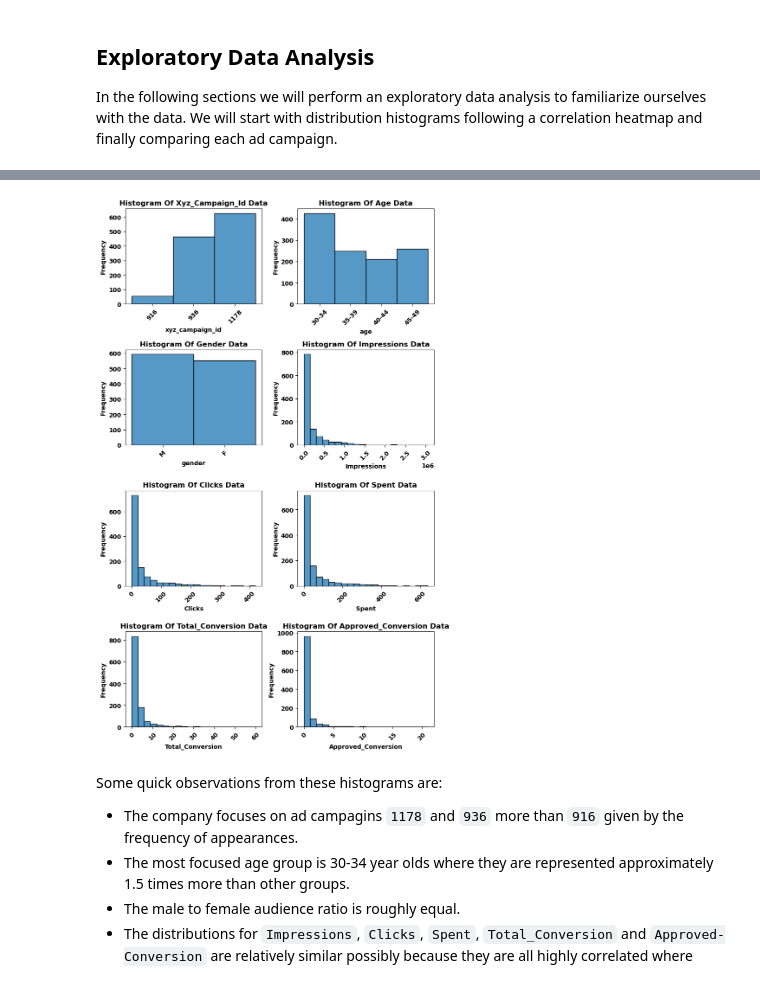
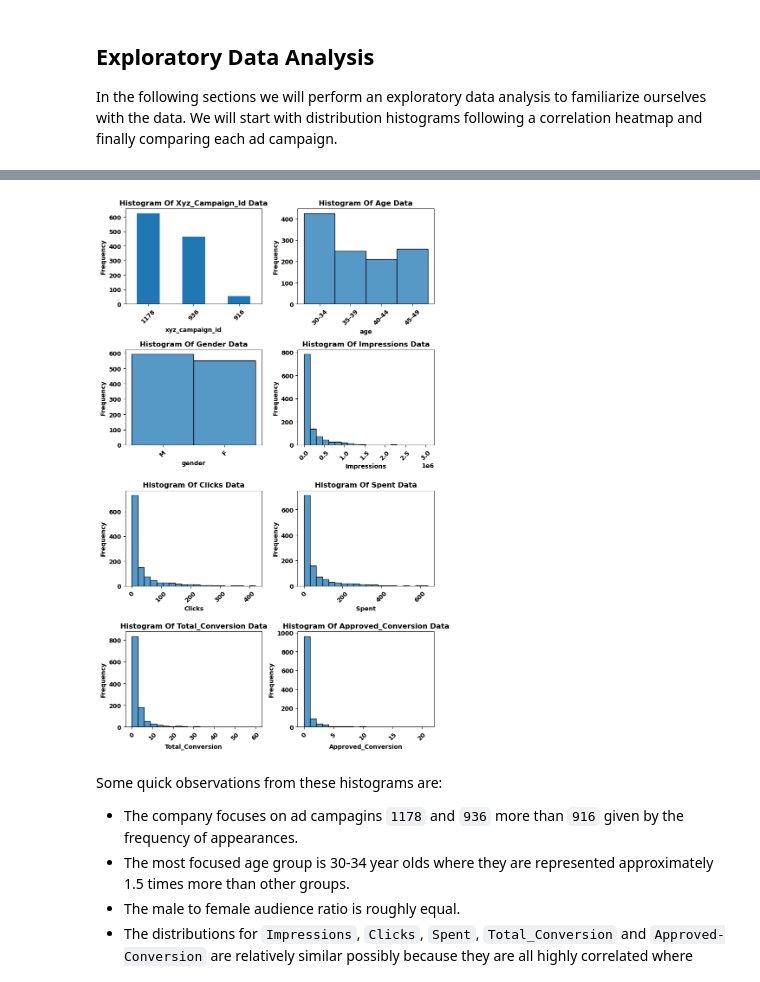
Before and after one commit to farhank-0/Marketing_Analysis, a Jupyter notebook: Marketing Campaign Analysis.ipynb, the cells around one changed output, grey strips where cells are left out. Saved outputs shown, nothing was run; the diff lists cells and outputs as text; code cells hidden in the pictures.

Commit message:
Feature Engineered and visualized KPIs

```diff
--- a/Marketing Campaign Analysis.ipynb
+++ b/Marketing Campaign Analysis.ipynb
@@ -75,6 +75,9 @@ memory usage: 98.4+ KB
 # %% [markdown]
 It seems that there are no null values in the dataset and there are no obvious outliers in the features by looking at the quantile ranges. However, upon further inspection, some of the data is erroneous since there were no `Clicks` yet a non-zero `Total Conversion`. There cannot be a conversion if a user did not click on the ad.
 # %%
+# change datatype of campaign id to object since it is not continous variable and is an identifying number/name
+df['xyz_campaign_id'] = df['xyz_campaign_id'].astype(object, copy = False)
+
 print(f"Number of Conversion with no Clicks: {len(df.loc[((df['Clicks'] == 0) & (df['Total_Conversion'] !=0)), ])}")
 # %% [output]
 Number of Conversion with no Clicks: 204
@@ -97,9 +100,6 @@ The columns `ad_id`, `xyz_campaign_id` and `fb_campaign_id` are all identifying
 # %%
 df = df.drop(columns=['ad_id', 'fb_campaign_id', 'interest'])
 
-# change datatype of campaign id to object since it is not continous variable and is an identifying number/name
-df['xyz_campaign_id'] = df['xyz_campaign_id'].astype(str)
-
 df.head()
 # %% [output]
 |  | xyz_campaign_id | age | gender | Impressions | Clicks | Spent | Total_Conversion | ... |
@@ -116,35 +127,38 @@ In the following sections we will perform an exploratory data analysis to famili
 import seaborn as sns
 import matplotlib.pyplot as plt
 
 num_columns = df.shape[1]
 
 # Calculate rows and columns for subplot grid
 rows = int(np.ceil(num_columns / 2))
 cols = 2
 
 # Create a subplot grid
 fig, axes = plt.subplots(rows, cols, figsize=(8, 13))
 
 # Flatten the axes array to easily iterate over it
 axes = axes.flatten()
 
 # Iterate through columns and create count plots
 for idx, col in enumerate(df.columns):
-    sns.histplot(df[col], bins=20, palette='pastel', ax=axes[idx])
+    if col == 'xyz_campaign_id':
+        df[col].value_counts().plot(kind="bar", ax=axes[idx])
+    else:
+        sns.histplot(df[col], bins=20, palette='pastel', ax=axes[idx])
     axes[idx].set_xlabel(col)
     axes[idx].set_ylabel('Frequency')
     axes[idx].set_title(f'Histogram of {col} Data'.title())
     axes[idx].tick_params(axis='x', rotation=45)
 
 # Hide any unused subplots
 for i in range(num_columns, rows * cols):
     axes[i].axis('off')
 
 # Adjust layout and show plots
 plt.tight_layout()
 plt.show()
 # %% [output]
-[figure, old version]
+[figure, new version]
 # %% [markdown]
 Some quick observations from these histograms are:
 
```
Also changed, not shown: parts of 7 cells of this notebook.
